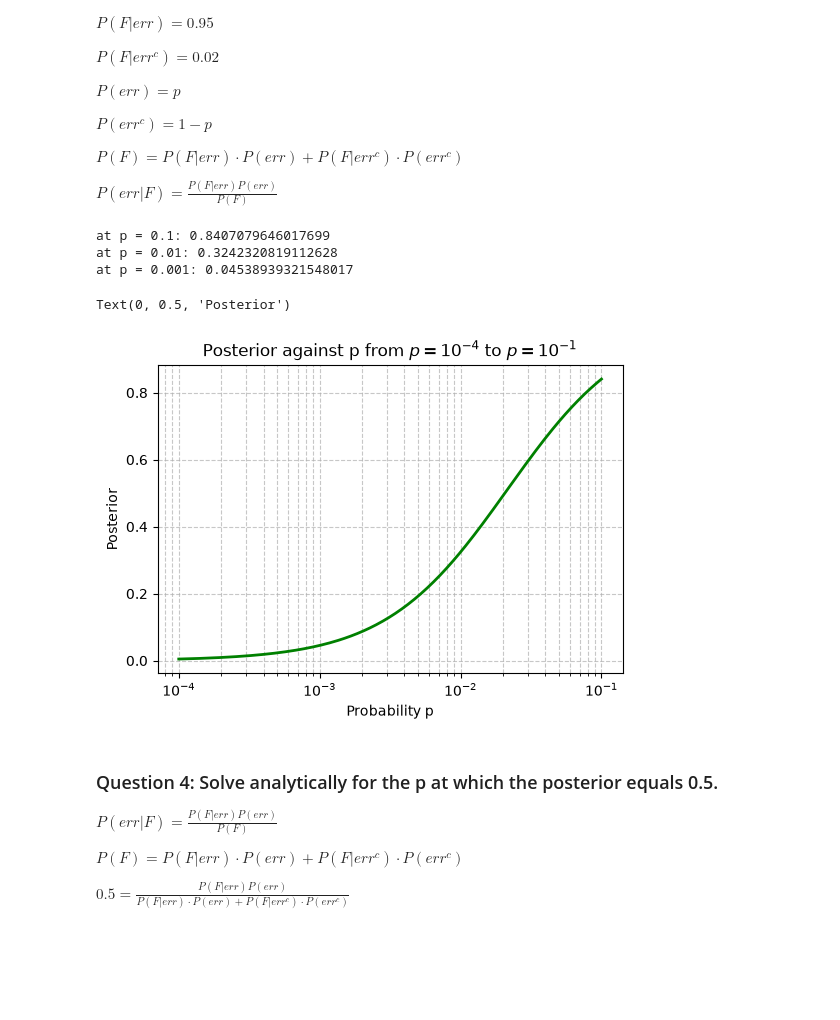
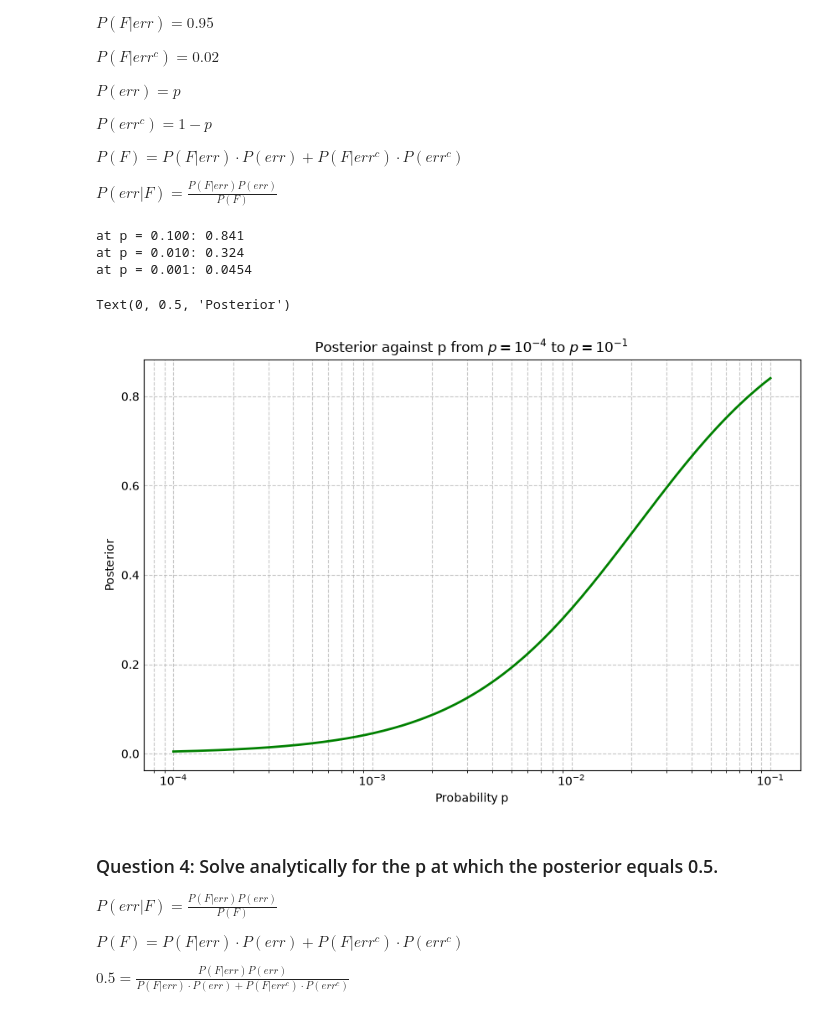
Before and after one commit to mariec-j/ECE3715-Stats-Repo, a Jupyter notebook: Mini-Project-1/mp1.ipynb, the cells around one changed output. Saved outputs shown, nothing was run; the diff lists cells and outputs as text; code cells hidden in the pictures; blank space fills up the shorter version.

```diff
--- a/Mini-Project-1/mp1.ipynb
+++ b/Mini-Project-1/mp1.ipynb
@@ -62,32 +58,32 @@ prob_F_err = 0.95
 prob_F_errc = 0.02
 
 def posterior(F_err, F_errc, p):
-    F = (F_err * p) + (F_errc * (1-p))
-    return (F_err*p) / F
+    F = (F_err * p) + (F_errc * (1 - p))
+    return (F_err * p) / F
 
-print (f"at p = 0.1: {posterior(prob_F_err,prob_F_errc,0.1)}")
-print (f"at p = 0.01: {posterior(prob_F_err,prob_F_errc,0.01)}")
-print (f"at p = 0.001: {posterior(prob_F_err,prob_F_errc,0.001)}")
+print (f"at p = 0.100: {posterior(prob_F_err, prob_F_errc, 0.1):.3f}")
+print (f"at p = 0.010: {posterior(prob_F_err, prob_F_errc, 0.01):.3f}")
+print (f"at p = 0.001: {posterior(prob_F_err, prob_F_errc, 0.001):.4f}")
 # %% [output]
-at p = 0.1: 0.8407079646017699
-at p = 0.01: 0.3242320819112628
-at p = 0.001: 0.04538939321548017
+at p = 0.100: 0.841
+at p = 0.010: 0.324
+at p = 0.001: 0.0454
 # %%
 # Question 3: Plot the posterior against p for p from 10^-4 to 10^-1, log spaced, 200 points.
 
-x = np.logspace(-4,-1,200,True,10)
+x = np.logspace(-4, -1, 200, True, 10)
 y = posterior(prob_F_err, prob_F_errc, x)
 
-plt.figure(figsize=(6,4))
-plt.plot(x,y,label=(r'Posterior against p'), color='green',linewidth=2)
+plt.figure(figsize=(8, 5))
+plt.plot(x, y, label = (r'Posterior against p'), color = 'green', linewidth = 2)
 plt.xscale('log')
-plt.grid(True, which="both", linestyle="--", alpha=0.7)
+plt.grid(True, which = 'both', linestyle = '--', alpha = 0.7)
 plt.title(r'Posterior against p from $p=10^{-4}$ to $p=10^{-1}$')
 plt.xlabel('Probability p')
 plt.ylabel('Posterior')
 # %% [output]
 Text(0, 0.5, 'Posterior')
-[figure, old version]
+[figure, new version]
 # %% [markdown]
 ### Question 4: Solve analytically for the p at which the posterior equals 0.5.
 
```
Also changed, not shown: parts of 5 cells of this notebook.
